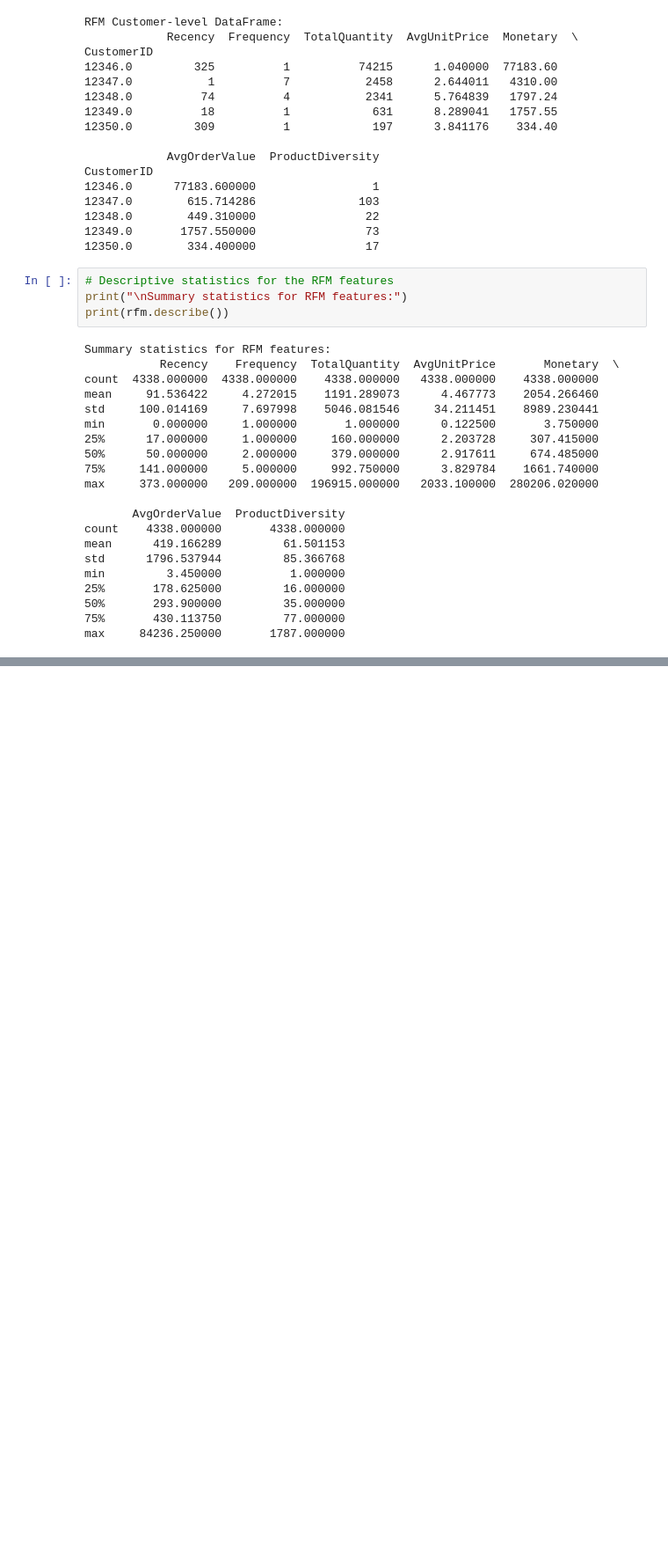
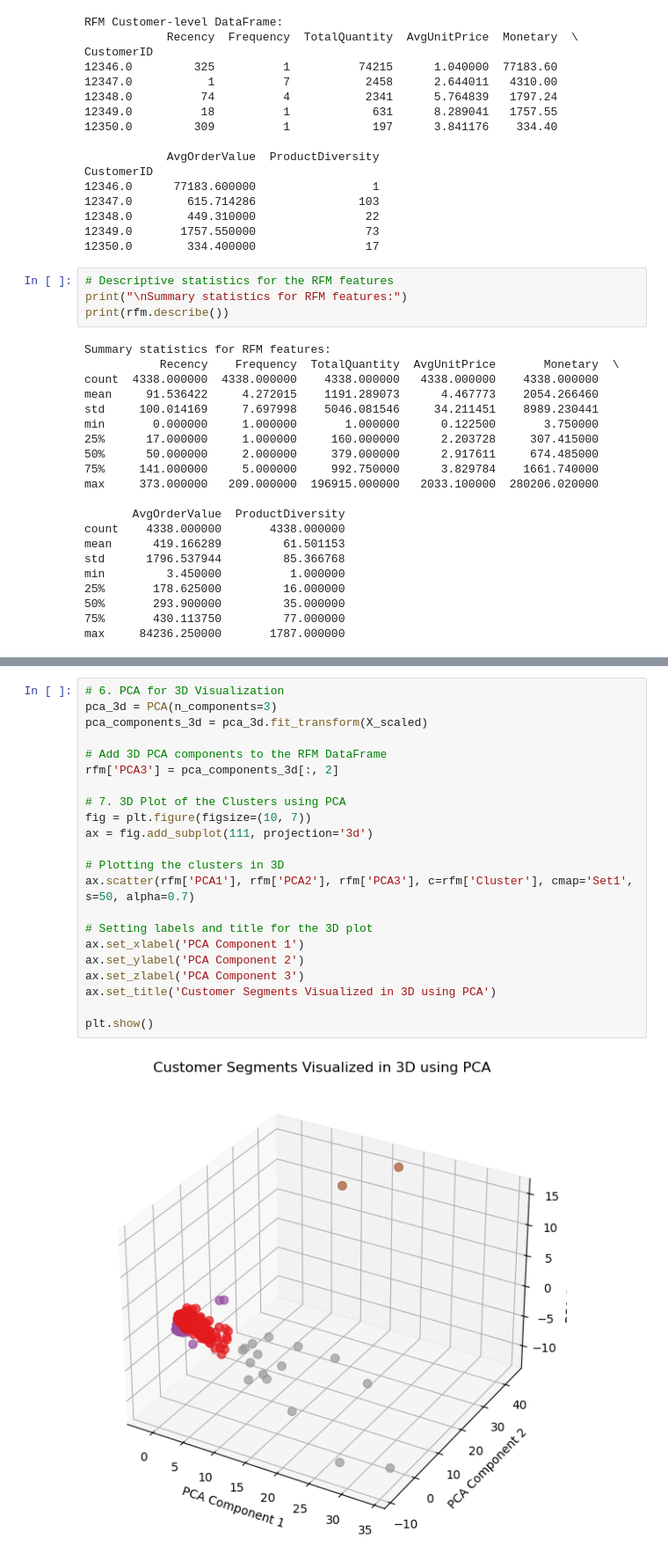
Before and after one commit to salmanizzu/customer-segmentation, a Jupyter notebook: customer.ipynb, the cells around one changed output, grey strips where cells are left out. Shown at 88% size. Drawn from its saved outputs; the diff is of its cells as text; blank space fills up the shorter version.

```diff
--- a/customer.ipynb
+++ b/customer.ipynb
@@ -325,0 +417,24 @@ max     84236.250000       1787.000000
+# %%
+# 6. PCA for 3D Visualization
+pca_3d = PCA(n_components=3)
+pca_components_3d = pca_3d.fit_transform(X_scaled)
+
+# Add 3D PCA components to the RFM DataFrame
+rfm['PCA3'] = pca_components_3d[:, 2]
+
+# 7. 3D Plot of the Clusters using PCA
+fig = plt.figure(figsize=(10, 7))
+ax = fig.add_subplot(111, projection='3d')
+
+# Plotting the clusters in 3D
+ax.scatter(rfm['PCA1'], rfm['PCA2'], rfm['PCA3'], c=rfm['Cluster'], cmap='Set1', s=50, alpha=0.7)
+
+# Setting labels and title for the 3D plot
+ax.set_xlabel('PCA Component 1')
+ax.set_ylabel('PCA Component 2')
+ax.set_zlabel('PCA Component 3')
+ax.set_title('Customer Segments Visualized in 3D using PCA')
+
+plt.show()
+# %% [output]
+[figure, added]
```
Also changed, not shown: parts of 12 cells of this notebook, 1 other file.
